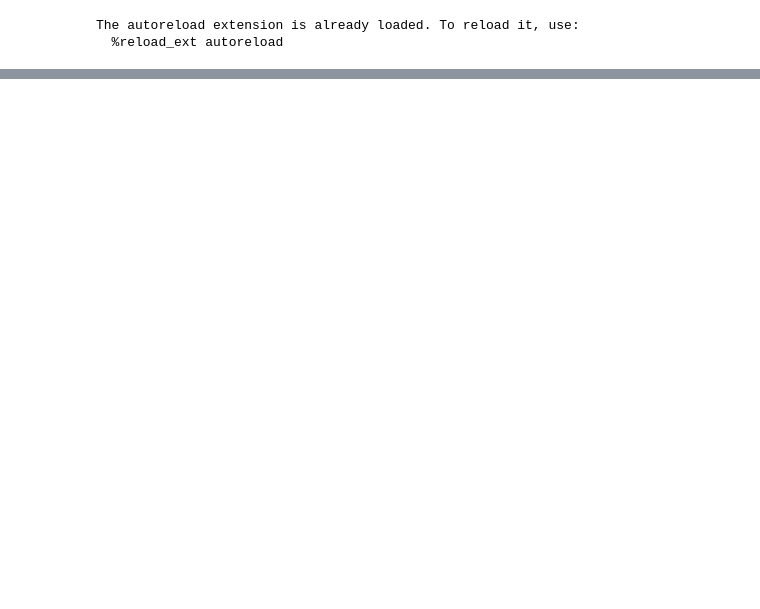
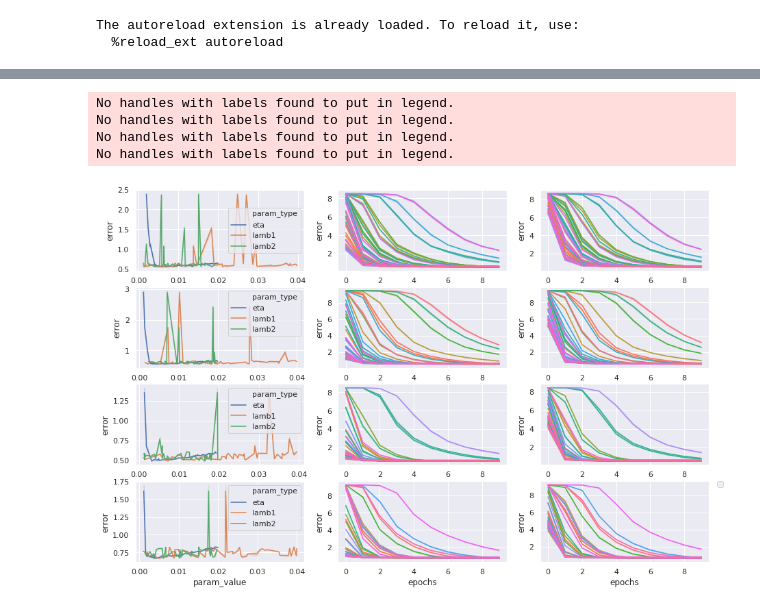
Before and after one commit to psturmfels/cfAD, a Jupyter notebook: notebooks/latentFactorSimulations/NumGenes.ipynb, the cells around one changed output, grey strips where cells are left out. Cells and saved outputs as stored; diff of their text form; code cells hidden in the pictures; blank space fills up the shorter version.

```diff
--- a/notebooks/latentFactorSimulations/NumGenes.ipynb
+++ b/notebooks/latentFactorSimulations/NumGenes.ipynb
@@ -126,0 +58,14 @@ p.join()
+# %%
+baseParamDir = '../../DataFrames/'
+# %%
+def GetMeanErrorDF(errorsDF, num_folds=5):
+    meanErrorsDF = pd.concat([errorsDF[errorsDF['fold'] == i].drop('fold', axis=1).reset_index(drop=True) for i in range(num_folds)], axis=0)
+    meanErrorsDF = meanErrorsDF.groupby(meanErrorsDF.index).mean()
+    return meanErrorsDF
+# %%
+for g in [1000, 3000, 5000, 7000]:
+    errorsDF = pd.read_csv(baseParamDir + 'errorsDF_g{}.csv'.format(g), header=0)
+    meanErrorsDf = GetMeanErrorDF(errorsDF)
+    bestParamsIndex = meanErrorsDf['error'].idxmin(axis=1)
+    print('------G: {}------'.format(g))
+    print(meanErrorsDf.iloc[bestParamsIndex])
@@ -126,0 +90,20 @@ p.join()
+# %%
+fig, axs = plt.subplots(4, 3, figsize=(15, 10))
+i = 0
+for g in [1000, 3000, 5000, 7000]:
+    errorsDF = pd.read_csv(baseParamDir + 'errorsDF_g{}.csv'.format(g), header=0)
+    PlotParamDF(errorsDF, ax=axs[i, 0])
+
+    testErrorDF = pd.read_csv(baseParamDir + 'testErrorDF_g{}.csv'.format(g), header=0)
+    PlotErrorDF(testErrorDF, ax=axs[i, 1])
+
+    trainErrorDF = pd.read_csv(baseParamDir + 'trainErrorDF_g{}.csv'.format(g), header=0)
+    PlotErrorDF(trainErrorDF, ax=axs[i, 2])
+
+    i += 1
+# %% [output]
+No handles with labels found to put in legend.
+No handles with labels found to put in legend.
+No handles with labels found to put in legend.
+No handles with labels found to put in legend.
+[figure, added]
```
Also changed, not shown: parts of 22 cells of this notebook, 8 other files.
